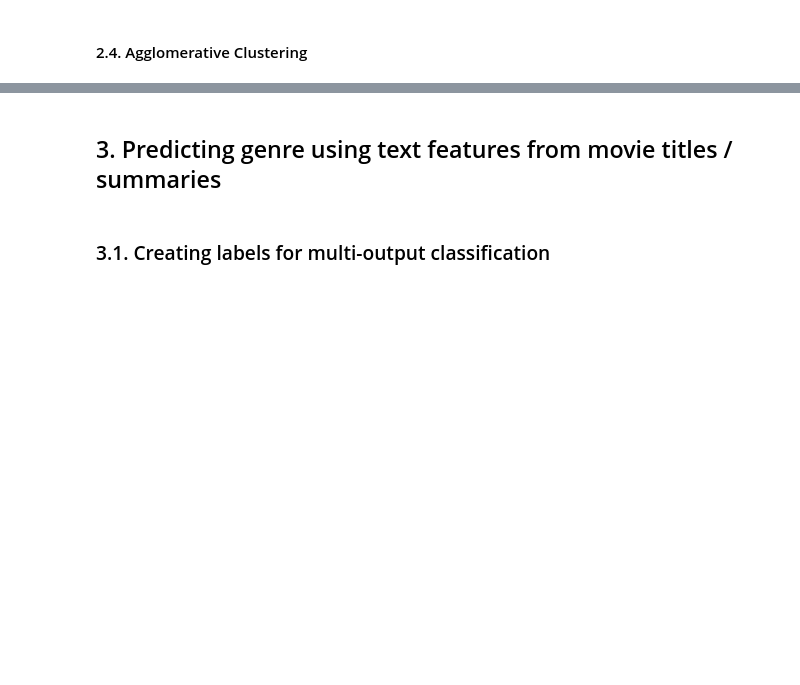
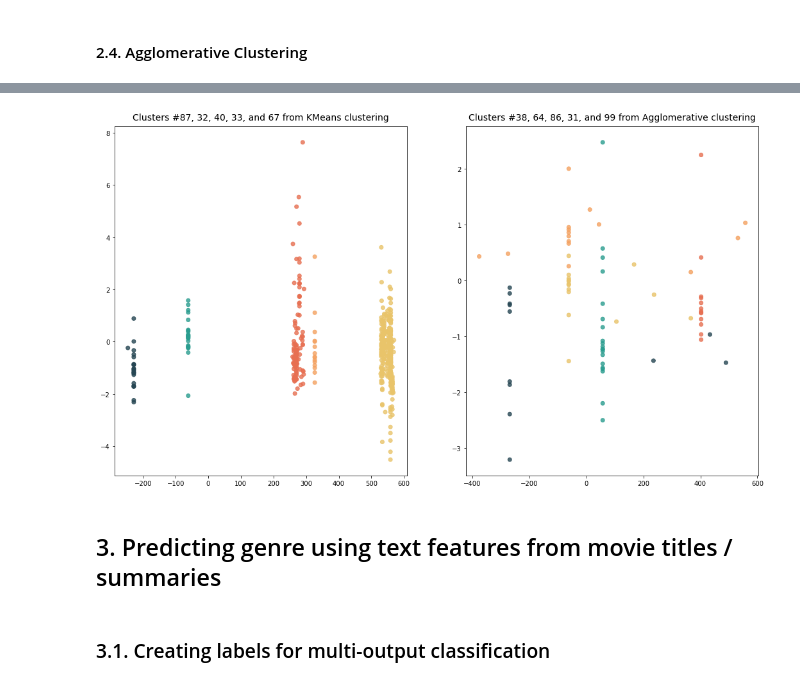
Before and after one commit to Marrrta/movie-mania, a Jupyter notebook: movie-topics.ipynb, the cells around one changed output, grey strips where cells are left out. Cells and saved outputs as stored; diff of their text form; code cells hidden in the pictures; blank space fills up the shorter version.

```diff
--- a/movie-topics.ipynb
+++ b/movie-topics.ipynb
@@ -181,9 +235,9 @@ silhouette_score(sample_data.iloc[:,:-2], sample_data['db_cluster'])
 # %% [markdown]
 #### 2.4. Agglomerative Clustering
 # %%
-agg = AgglomerativeClustering(n_clusters = 10)
+agg = AgglomerativeClustering(n_clusters = 100)
 
-agg.fit(sample_data.iloc[:,:-2])
+agg.fit(sample_data.iloc[:,:-3])
 
 sample_data['agg_cluster'] = agg.labels_
-sample_data['agg_cluster'].value_counts()
+#sample_data['agg_cluster'].value_counts()
@@ -208,8 +283,0 @@ silhouette_score(sample_data.iloc[:,:-2], sample_data['agg_cluster'])
-# %%
-sample_data = sample_data.merge(all_movies[['primaryTitle', 'summary', 'genres']], left_index = True, right_index= True)
-
-results = sample_data.iloc[:,-6:]
-
-pd.set_option('display.max_rows', None)
-pd.set_option('display.max_colwidth', 0)
-results[results['km_cluster']==6].sample(frac = 1)
@@ -246,0 +284,5 @@ The algorithms grouped movies based on themes such as the following:<br>
+# %%
+pca = PCA(n_components=2)
+pcmps = pca.fit_transform(sample_data.iloc[:,:-3])
+sample_data['pc1'] = pcmps[:,0]
+sample_data['pc2'] = pcmps[:,1]
@@ -247,3 +300,24 @@ The algorithms grouped movies based on themes such as the following:<br>
+# %%
+def plot_five_clusters(column, cluster1, cluster2, cluster3, cluster4, cluster5):
+    subset = sample_data[sample_data[column].isin([cluster1, cluster2, cluster3, cluster4, cluster5])]
+    subset['color'] = subset[column].map({cluster1: '#264653', cluster2: '#2a9d8f', cluster3: '#e9c46a', cluster4: '#f4a261', cluster5: '#e76f51'})
+    #plt.figure(figsize = (10,10))
+    method = {}
+    method['km100_cluster'] = 'KMeans'
+    method['agg_cluster'] = 'Agglomerative'
+    plt.title(f"Clusters #{cluster1}, {cluster2}, {cluster3}, {cluster4}, and {cluster5} from {method[column]} clustering", fontdict = {"color": 'black', 'fontsize': 14, 'fontweight': 5}, pad = 10)
+    plt.scatter(subset['pc1'], subset['pc2'], c=subset['color'], alpha = 0.8)
+    #plt.savefig('./post-dsi/NLP_movie-topics/vis_clusters.png', pad_inches = 0.2)
+    #plt.show()
+# %%
+plt.figure(figsize=(18,10))
+plt.subplot(1,2,1)
+plot_five_clusters('km100_cluster', 87, 32, 40, 33, 67)
+plt.subplot(1,2,2)
+plot_five_clusters('agg_cluster', 38, 64, 86, 31, 99);
+plt.savefig('./post-dsi/NLP_movie-topics/KM_vs_Agg.png')
+# %% [output]
+[figure, added]
 # %% [markdown]
 ## 3. Predicting genre using text features from movie titles / summaries
 # %% [markdown]
```
Also changed, not shown: parts of 84 cells of this notebook, 1 other file.
